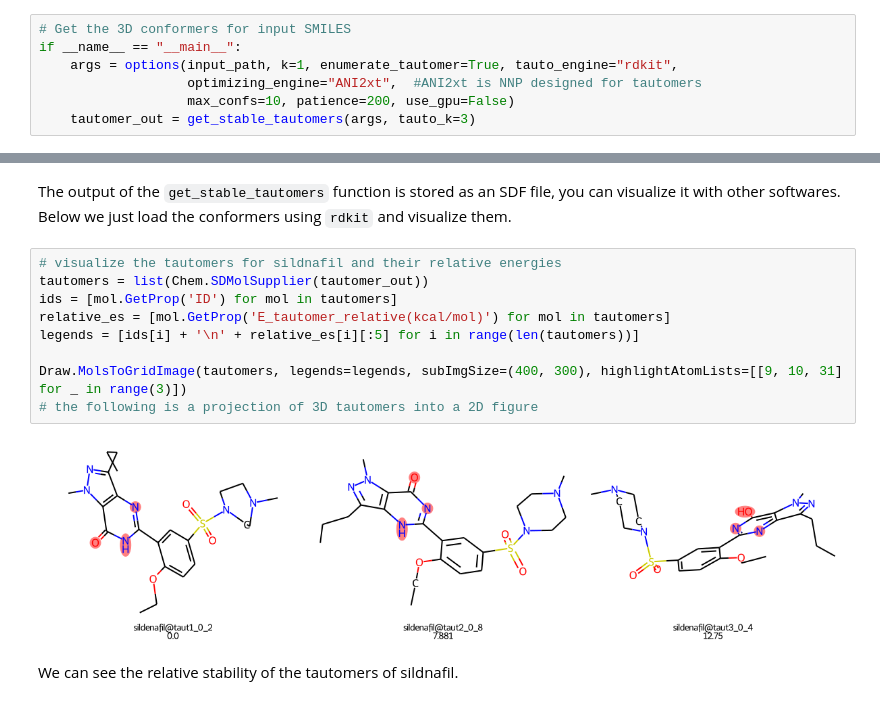
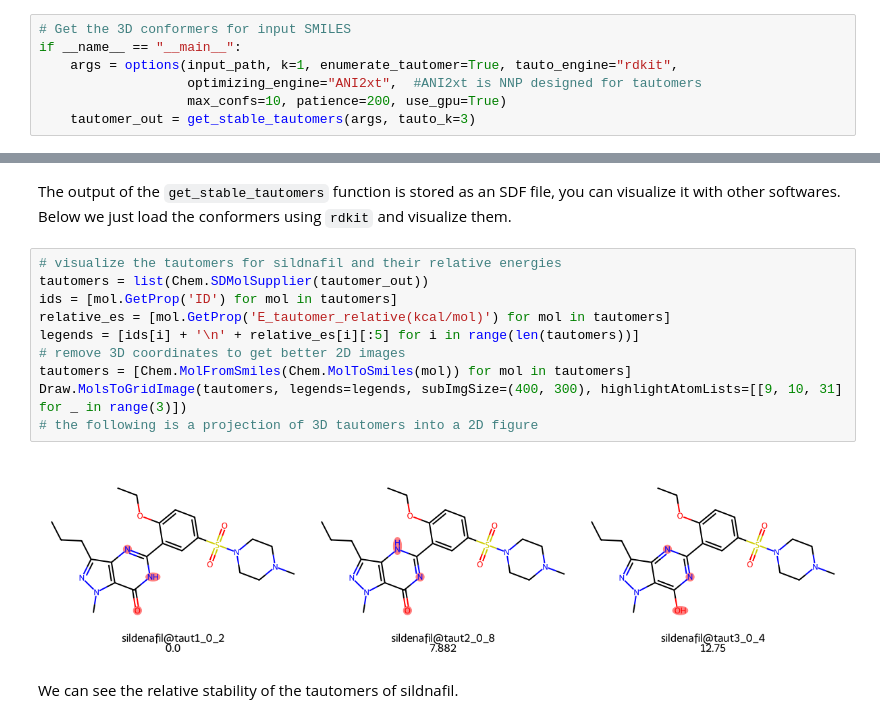
Before and after one commit to isayevlab/Auto3D_pkg, a Jupyter notebook: example/tautomer.ipynb, the cells around one changed output, grey strips where cells are left out. Saved outputs shown, nothing was run; the diff lists cells and outputs as text.

Commit message:
better 2D visualization

```diff
--- a/example/tautomer.ipynb
+++ b/example/tautomer.ipynb
@@ -52,7 +52,7 @@ Draw.MolToImage(mol, size=(400, 300), highlightAtoms=[8, 10, 12])
 if __name__ == "__main__":
     args = options(input_path, k=1, enumerate_tautomer=True, tauto_engine="rdkit",
                    optimizing_engine="ANI2xt",  #ANI2xt is NNP designed for tautomers
-                   max_confs=10, patience=200, use_gpu=False)
+                   max_confs=10, patience=200, use_gpu=True)
     tautomer_out = get_stable_tautomers(args, tauto_k=3)
 # %% [output]
 Checking input file...
@@ -93,14 +93,15 @@ The output of the `get_stable_tautomers` function is stored as an SDF file, you
 # %%
 # visualize the tautomers for sildnafil and their relative energies
 tautomers = list(Chem.SDMolSupplier(tautomer_out))
 ids = [mol.GetProp('ID') for mol in tautomers]
 relative_es = [mol.GetProp('E_tautomer_relative(kcal/mol)') for mol in tautomers]
 legends = [ids[i] + '\n' + relative_es[i][:5] for i in range(len(tautomers))]
-
+# remove 3D coordinates to get better 2D images
+tautomers = [Chem.MolFromSmiles(Chem.MolToSmiles(mol)) for mol in tautomers]
 Draw.MolsToGridImage(tautomers, legends=legends, subImgSize=(400, 300), highlightAtomLists=[[9, 10, 31] for _ in range(3)])
 # the following is a projection of 3D tautomers into a 2D figure
 # %% [output]
-[figure, old version]
+[figure, new version]
 # %% [markdown]
 We can see the relative stability of the tautomers of sildnafil.
 # %% [markdown]
```
Also changed, not shown: parts of 3 cells of this notebook.
